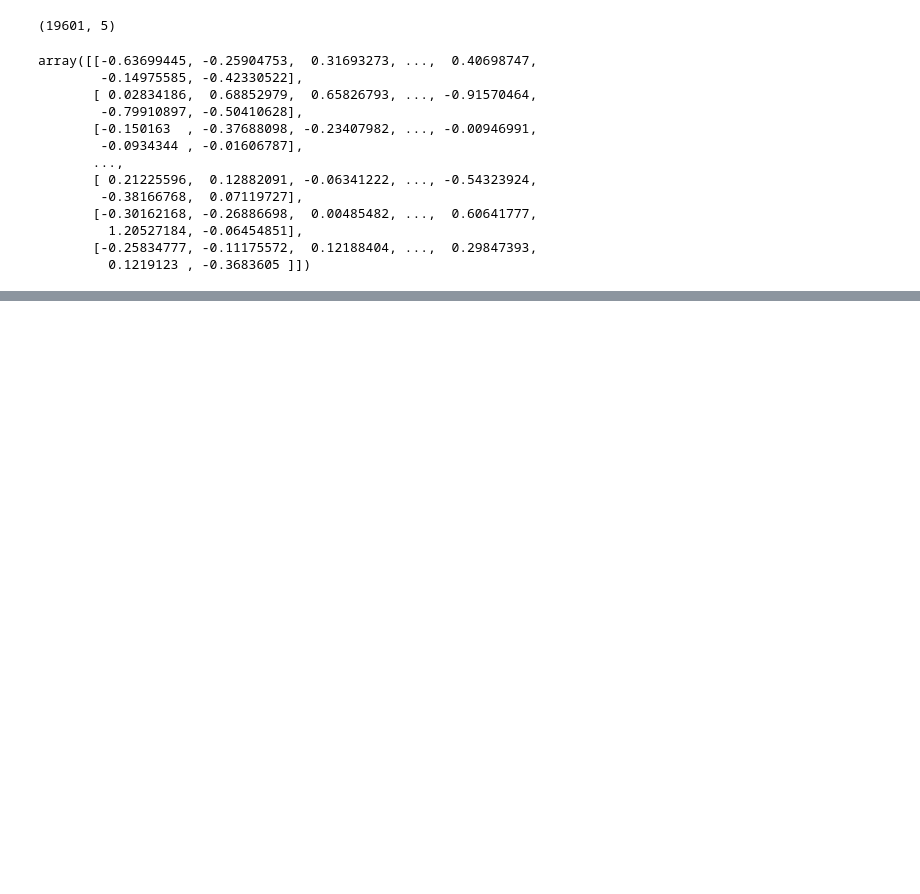
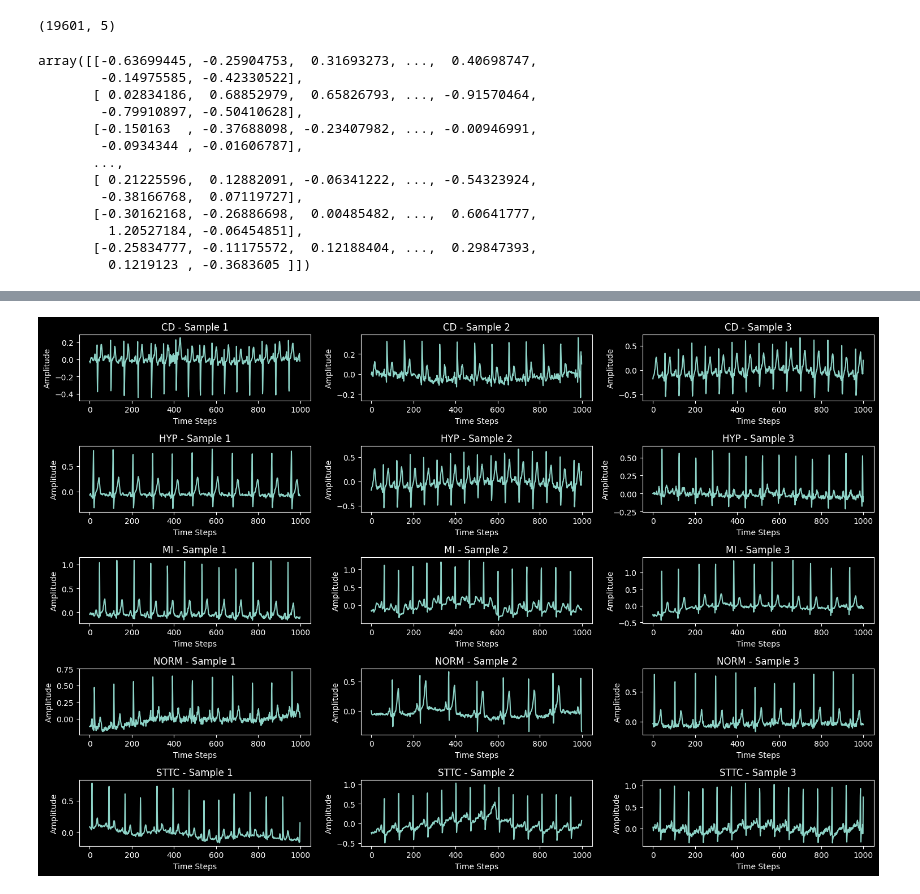
Before and after one commit to Y3XInnovatech/ECG_CLASSIFICATION, a Jupyter notebook: ecg-classification .ipynb, the cells around one changed output, grey strips where cells are left out. Saved outputs shown, nothing was run; the diff lists cells and outputs as text; code cells hidden in the pictures; blank space fills up the shorter version.

```diff
--- a/ecg-classification .ipynb
+++ b/ecg-classification .ipynb
@@ -156,0 +230,19 @@ X_pca.shape
+# %%
+def plot_ecg_samples(X, y, class_names, num_samples=3):
+    fig, axes = plt.subplots(len(class_names), num_samples, figsize=(15, 10))
+    for i, class_name in enumerate(class_names):
+        class_indices = np.where(np.asarray(y)[:, i] == 1)[0]  # Find indices of the class
+        for j in range(num_samples):
+            idx = class_indices[j]  # Get the sample index
+            ecg_signal = X[idx, :, 0]  # Plot the signal of the first channel
+            axes[i, j].plot(ecg_signal)
+            axes[i, j].set_title(f'{class_name} - Sample {j+1}')
+            axes[i, j].set_xlabel('Time Steps')
+            axes[i, j].set_ylabel('Amplitude')
+    plt.tight_layout()
+    plt.show()
+# %%
+class_names = y_train_encoded.columns
+plot_ecg_samples(X_train, y_train_encoded, class_names)
+# %% [output]
+[figure, added]
```
Also changed, not shown: parts of 15 cells of this notebook, 1 other file.
